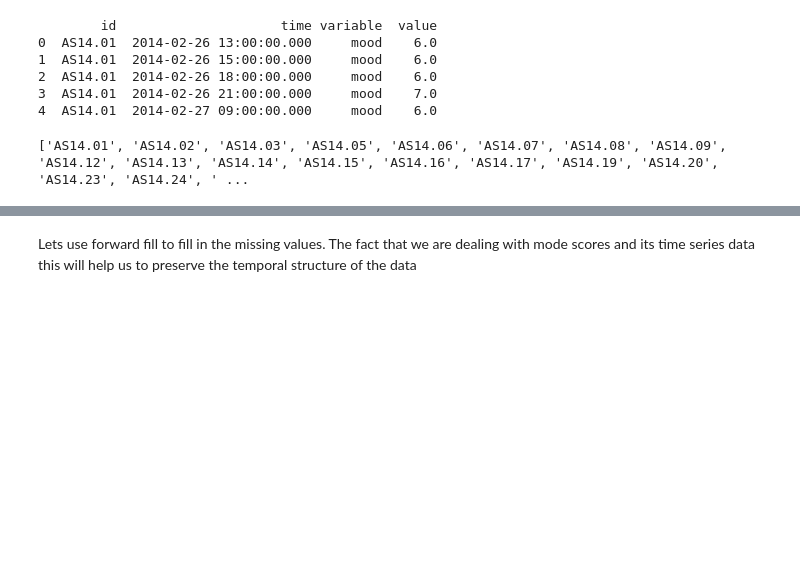
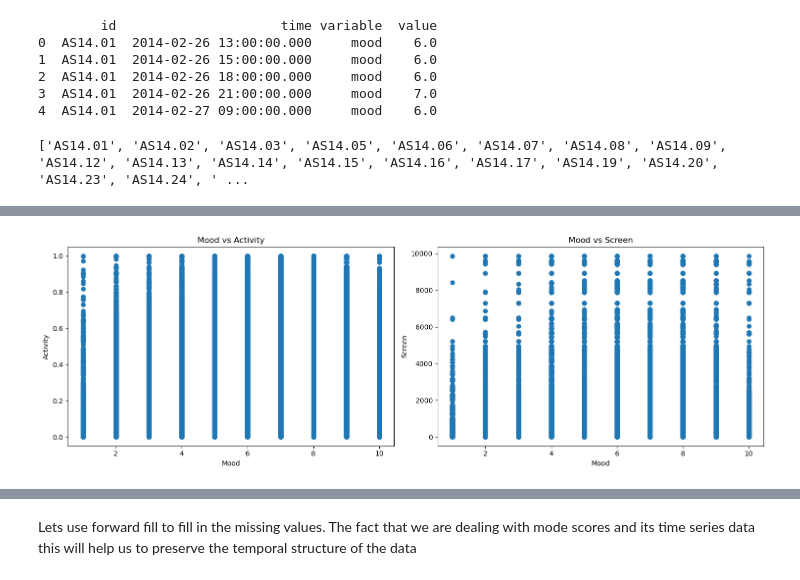
Before and after one commit to tyagipr/mood-prediction, a Jupyter notebook: notebooks/Mood_smartphone_v1-Copy1.ipynb, the cells around one changed output, grey strips where cells are left out. Cells and saved outputs as stored; diff of their text form; code cells hidden in the pictures; blank space fills up the shorter version.

```diff
--- a/notebooks/Mood_smartphone_v1-Copy1.ipynb
+++ b/notebooks/Mood_smartphone_v1-Copy1.ipynb
@@ -175,0 +216,32 @@ print(sorted(ids))
+# %%
+screen_usage = df_mood_smartphone[df_mood_smartphone['variable'] == 'screen']
+
+# Set up the figure and axes
+fig, axs = plt.subplots(1, 2, figsize=(15, 5))
+
+merged_mood_activity = mood_filtered.merge(activity_filtered, on='id')
+merged_mood_screen = mood_filtered.merge(screen_usage, on='id')
+
+# Scatter plot for 'mood' vs 'activity'
+axs[0].scatter(merged_mood_activity['value_x'], merged_mood_activity['value_y'])
+axs[0].set_xlabel('Mood')
+axs[0].set_ylabel('Activity')
+axs[0].set_title('Mood vs Activity')
+
+# Scatter plot for 'mood' vs 'screen'
+axs[1].scatter(merged_mood_screen['value_x'], merged_mood_screen['value_y'])
+axs[1].set_xlabel('Mood')
+axs[1].set_ylabel('Screen')
+axs[1].set_title('Mood vs Screen')
+
+# Scatter plot for 'mood' vs duration of app usage category ('appCat.*')
+# axs[2].scatter(mood_filtered['value'], data['appCat.communication'])
+# axs[2].set_xlabel('Mood')
+# axs[2].set_ylabel('Duration of Communication App Usage')
+# axs[2].set_title('Mood vs Duration of Communication App Usage')
+
+# Adjust layout
+plt.tight_layout()
+plt.show()
+# %% [output]
+[figure, added]
```
Also changed, not shown: parts of 6 cells of this notebook, 1 other file.
